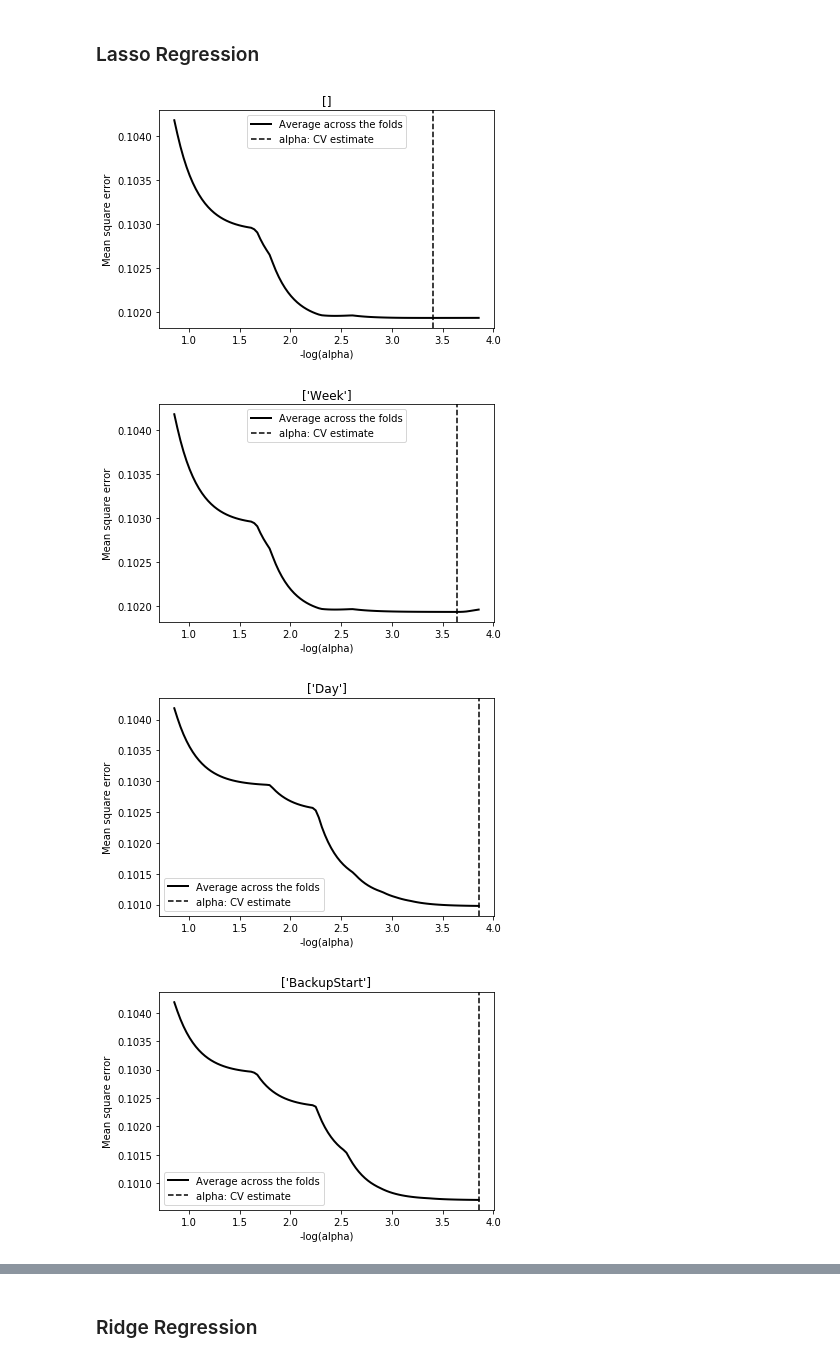
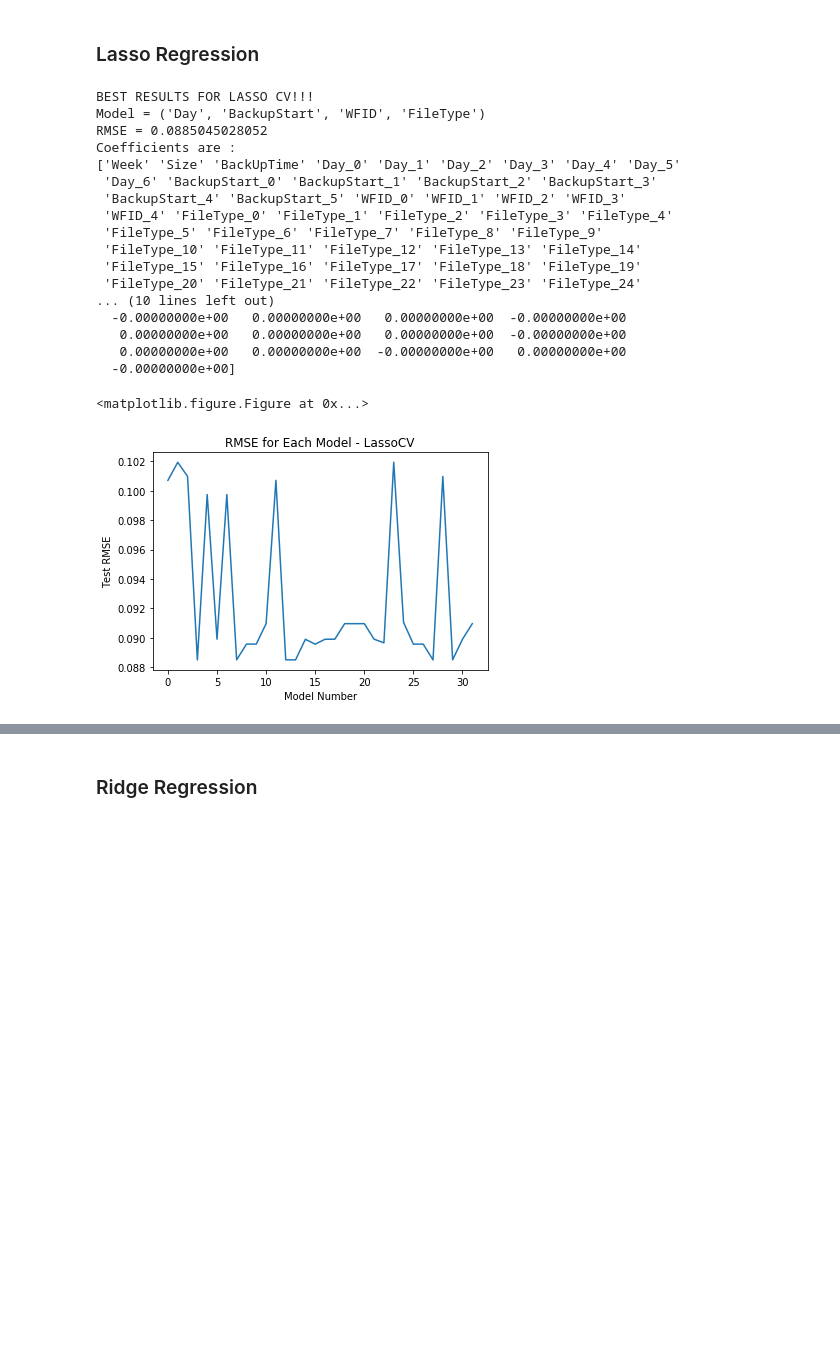
Before and after one commit to shrey-agarwal/Large-Scale-Data-Mining, a Jupyter notebook: Project 4/project4.ipynb, the cells around one changed output, grey strips where cells are left out. Saved outputs shown, nothing was run; the diff lists cells and outputs as text; code cells hidden in the pictures; blank space fills up the shorter version.

```diff
--- a/Project 4/project4.ipynb
+++ b/Project 4/project4.ipynb
@@ -119,10 +145,10 @@ def preprocess(data,save=False):
     multi_dataset = generate_combinations(data,categorical,save)
     return multi_dataset
 
-def linear_regression2(regressor,X,y,cv,feature_selection=None,verbose=True,printing=True):
+def linear_regression2(regressor,X,y,cv,feature_selection=None,verbose=True,printing=True,shuffle=True):
     if(printing):
         print(regressor)
-    kf = KFold(n_splits=cv,shuffle=True)
+    kf = KFold(n_splits=cv,shuffle=shuffle)
     train_rmse, test_rmse,coeffs,intercept = [],[],[],[]
     columns = X.columns.values
     coeffs = {col:[] for col in columns}
@@ -289,7 +325,7 @@ for combn,dataset in multi_dataset.items():
 
     lr = LinearRegression()
     regressor = Pipeline([('regression', lr)])
-    train_rmse[combn],test_rmse[combn] = linear_regression2(regressor,X,y,10,verbose=False)
+    train_rmse[combn],test_rmse[combn] = linear_regression2(regressor,X,y,10,verbose=False,shuffle=False)
     print('_'*50)
 
 fig = plt.figure()
@@ -336,36 +372,58 @@ for combn,dataset in multi_dataset.items():
     X = dataset.drop(['Size','BackUpTime'],axis=1)
     y = dataset.loc[:, dataset.columns == 'Size']
 
     model = LassoCV(cv=10).fit(X, y)
     m_log_alphas = -np.log10(model.alphas_)
     index = np.argmin(model.mse_path_.mean(axis=-1))
     #print('Best Alpha =',model.alphas_[index])
     lasso_alphas.append(model.alphas_[index])
     #print('Log Alpha =',-np.log10(model.alphas_[index]))
     lasso_test_rmse.append(np.sqrt(model.mse_path_.mean(axis=-1).min()))
     lasso_coefs.append(model.coef_)
     #print('RMSE = ',lasso_test_rmse[-1])
-    plt.plot(m_log_alphas, np.sqrt(model.mse_path_.mean(axis=-1)), 'k',
+"""    plt.plot(m_log_alphas, np.sqrt(model.mse_path_.mean(axis=-1)), 'k',
          label='Average across the folds', linewidth=2)
     plt.axvline(-np.log10(model.alpha_), linestyle='--', color='k',
             label='alpha: CV estimate')
     plt.legend(loc='best')
     plt.xlabel('-log(alpha)')
     plt.ylabel('Mean square error')
     plt.axis('tight')
     plt.title(list(combn))
-    plt.show()
+    plt.show()"""
     #print('_'*50)
 
 print('BEST RESULTS FOR LASSO CV!!!')
 index = np.argmin(lasso_test_rmse)
 print('Model =', list(multi_dataset.keys())[index])
 print('RMSE =',min(lasso_test_rmse))
 print('Coefficients are :')
 print(list(multi_dataset.values())[index].columns.values)
 print(lasso_coefs[index])
+
+fig = plt.figure()
+plt.plot(lasso_test_rmse,label='Test')
+plt.xlabel('Model Number')
+plt.ylabel('Test RMSE')
+plt.title('RMSE for Each Model - LassoCV')
+plt.show()
 # %% [output]
+BEST RESULTS FOR LASSO CV!!!
+Model = ('Day', 'BackupStart', 'WFID', 'FileType')
+RMSE = 0.0885045028052
+Coefficients are :
+['Week' 'Size' 'BackUpTime' 'Day_0' 'Day_1' 'Day_2' 'Day_3' 'Day_4' 'Day_5'
+ 'Day_6' 'BackupStart_0' 'BackupStart_1' 'BackupStart_2' 'BackupStart_3'
+ 'BackupStart_4' 'BackupStart_5' 'WFID_0' 'WFID_1' 'WFID_2' 'WFID_3'
+ 'WFID_4' 'FileType_0' 'FileType_1' 'FileType_2' 'FileType_3' 'FileType_4'
+ 'FileType_5' 'FileType_6' 'FileType_7' 'FileType_8' 'FileType_9'
+ 'FileType_10' 'FileType_11' 'FileType_12' 'FileType_13' 'FileType_14'
+ 'FileType_15' 'FileType_16' 'FileType_17' 'FileType_18' 'FileType_19'
+ 'FileType_20' 'FileType_21' 'FileType_22' 'FileType_23' 'FileType_24'
+... (10 lines left out)
+  -0.00000000e+00   0.00000000e+00   0.00000000e+00  -0.00000000e+00
+   0.00000000e+00   0.00000000e+00   0.00000000e+00  -0.00000000e+00
+   0.00000000e+00   0.00000000e+00  -0.00000000e+00   0.00000000e+00
+  -0.00000000e+00]
+<matplotlib.figure.Figure at 0x...>
-[figure, old version]
+[figure, new version]
-[figure, removed]
-[figure, removed]
-[figure, removed]
```
Also changed, not shown: parts of 10 cells of this notebook.
